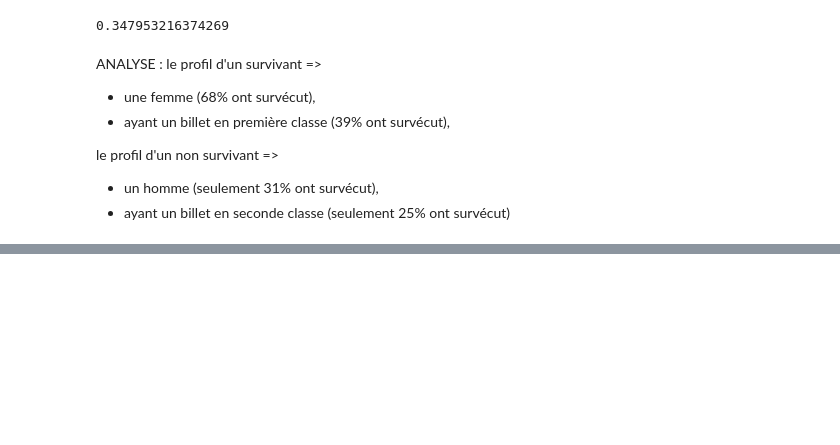
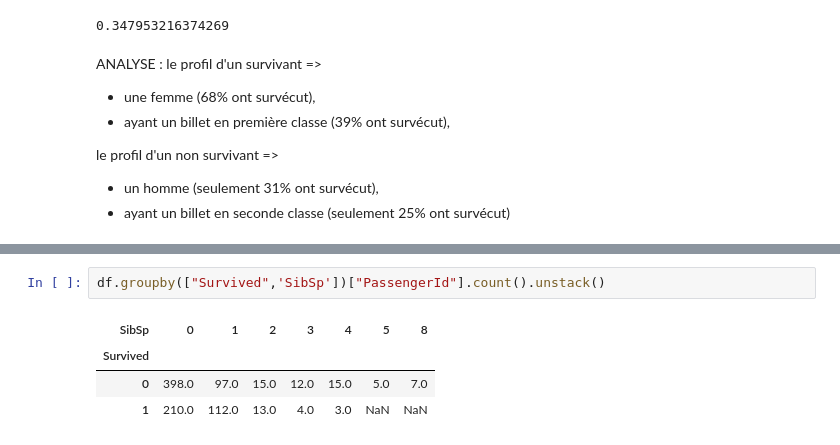
Before and after one commit to saraaaaahb/data-science-tutorials, a Jupyter notebook: introduction-to-python/Introduction to pandas.ipynb, the cells around one changed output, grey strips where cells are left out. Drawn from its saved outputs; the diff is of its cells as text; blank space fills up the shorter version.

```diff
--- a/introduction-to-python/Introduction to pandas.ipynb
+++ b/introduction-to-python/Introduction to pandas.ipynb
@@ -332,0 +340,7 @@ le profil d'un non survivant =>
+# %%
+df.groupby(["Survived",'SibSp'])["PassengerId"].count().unstack()
+# %% [output]
+| SibSp | 0 | 1 | 2 | 3 | 4 | 5 | 8 |
+| Survived |  |  |  |  |  |  |  |
+| 0 | 398.0 | 97.0 | 15.0 | 12.0 | 15.0 | 5.0 | 7.0 |
+| 1 | 210.0 | 112.0 | 13.0 | 4.0 | 3.0 | NaN | NaN |
```
Also changed, not shown: parts of 11 cells of this notebook.
